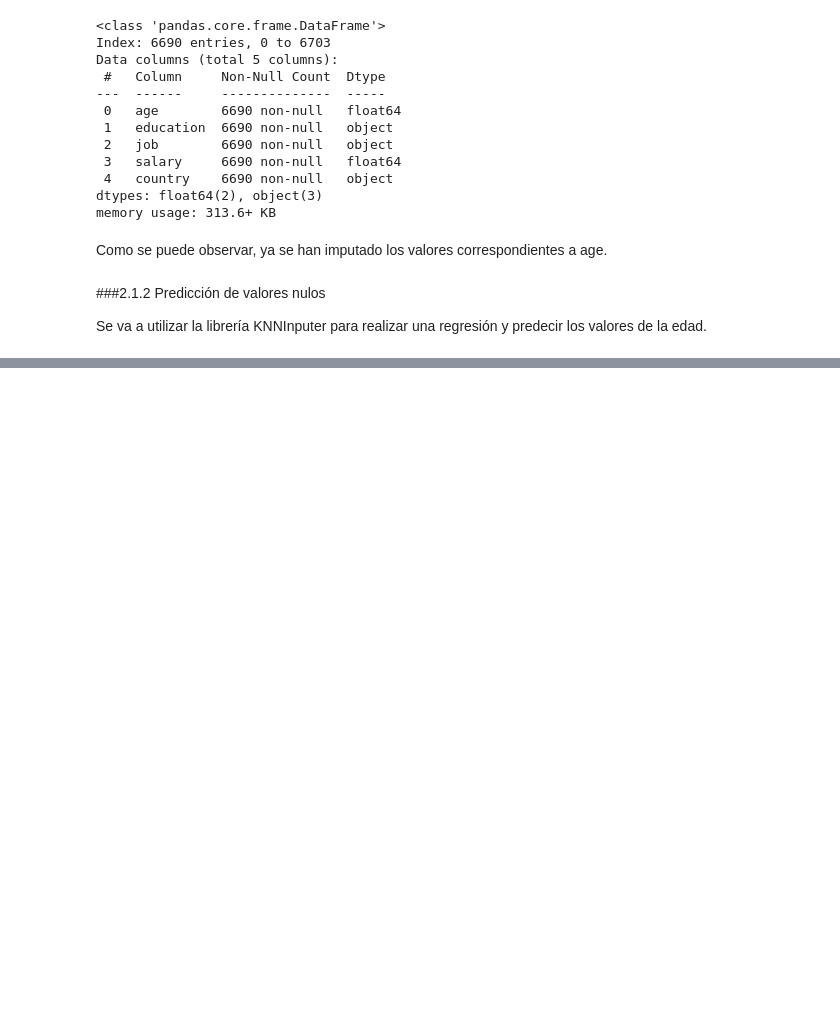
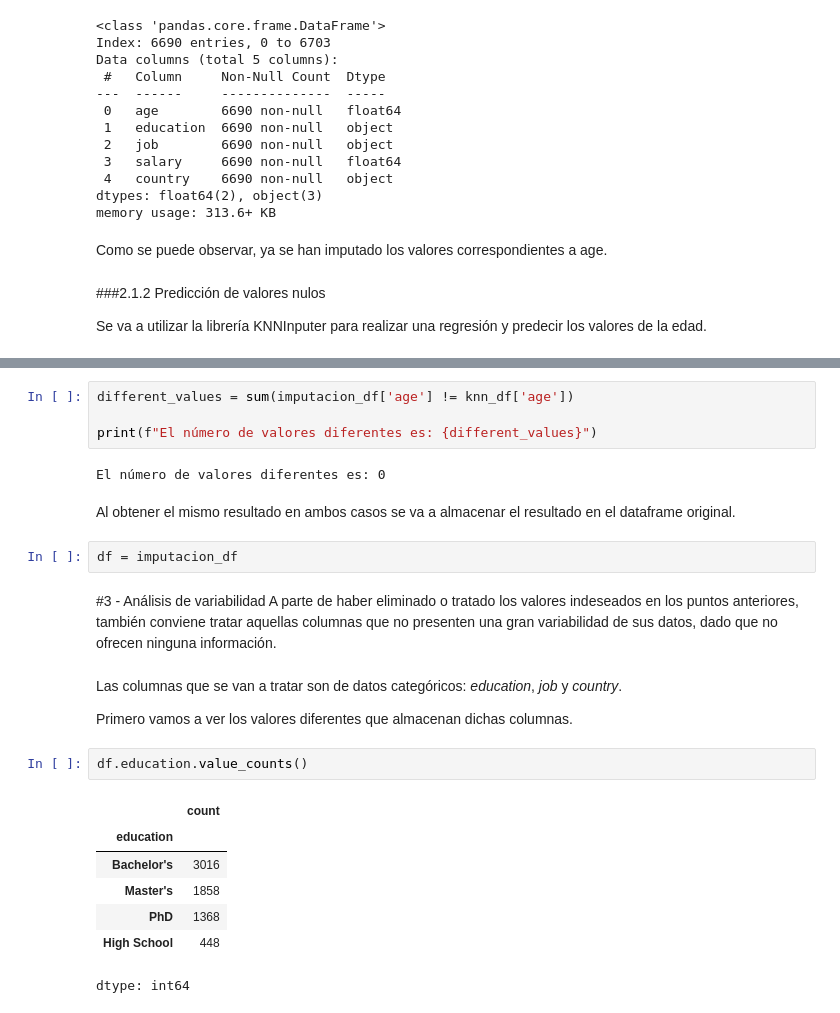
Before and after one commit to robertomartinezedu/Curso-IA-BigData, a Jupyter notebook: PIA_UD2_Entrega2.ipynb, the cells around one changed output, grey strips where cells are left out. Saved outputs shown, nothing was run; the diff lists cells and outputs as text; blank space fills up the shorter version.

```diff
--- a/PIA_UD2_Entrega2.ipynb
+++ b/PIA_UD2_Entrega2.ipynb
@@ -383,0 +421,29 @@ array([[32.      ],
+# %%
+different_values = sum(imputacion_df['age'] != knn_df['age'])
+
+print(f"El número de valores diferentes es: {different_values}")
+# %% [output]
+El número de valores diferentes es: 0
+# %% [markdown]
+Al obtener el mismo resultado en ambos casos se va a almacenar el resultado en el dataframe original.
+# %%
+df = imputacion_df
+# %% [markdown]
+#3 - Análisis de variabilidad
+A parte de haber eliminado o tratado los valores indeseados en los puntos anteriores, también conviene tratar aquellas columnas que no presenten una gran variabilidad de sus datos, dado que no ofrecen ninguna información.
+# %% [markdown]
+
+Las columnas que se van a tratar son de datos categóricos:  _education_, _job_ y _country_.
+
+
+Primero vamos a ver los valores diferentes que almacenan dichas columnas.
+# %%
+df.education.value_counts()
+# %% [output]
+|  | count |
+| education |  |
+| Bachelor's | 3016 |
+| Master's | 1858 |
+| PhD | 1368 |
+| High School | 448 |
+dtype: int64
```
Also changed, not shown: parts of 17 cells of this notebook.
